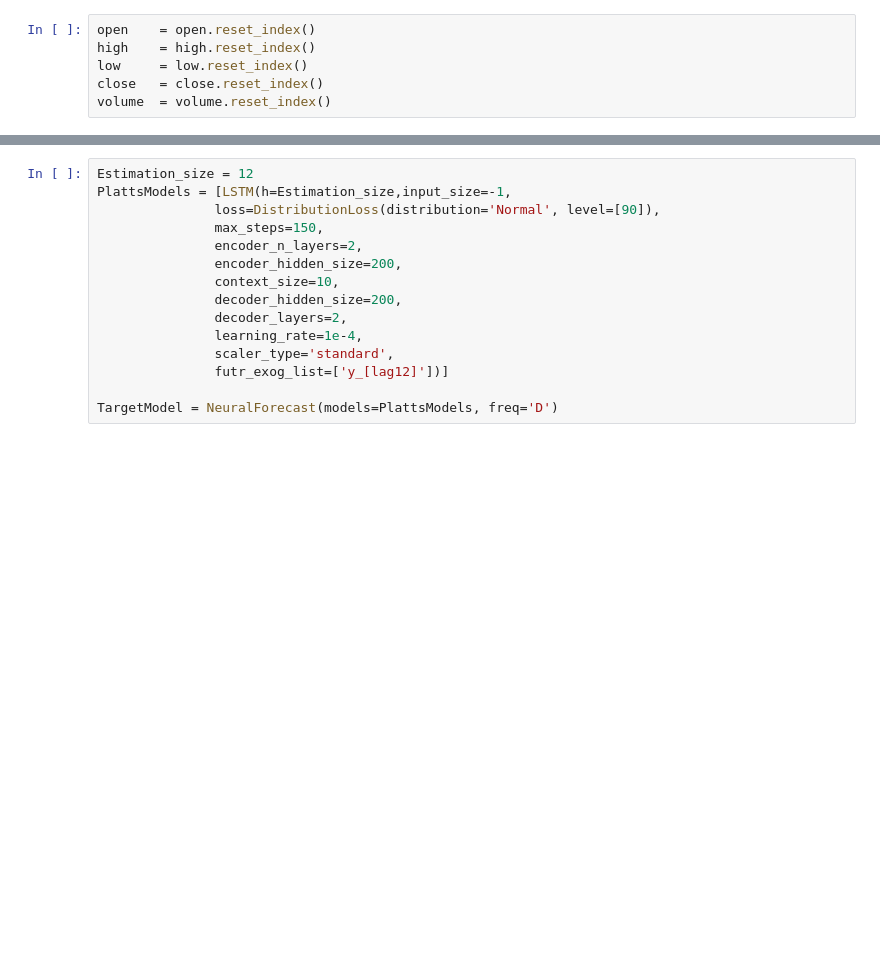
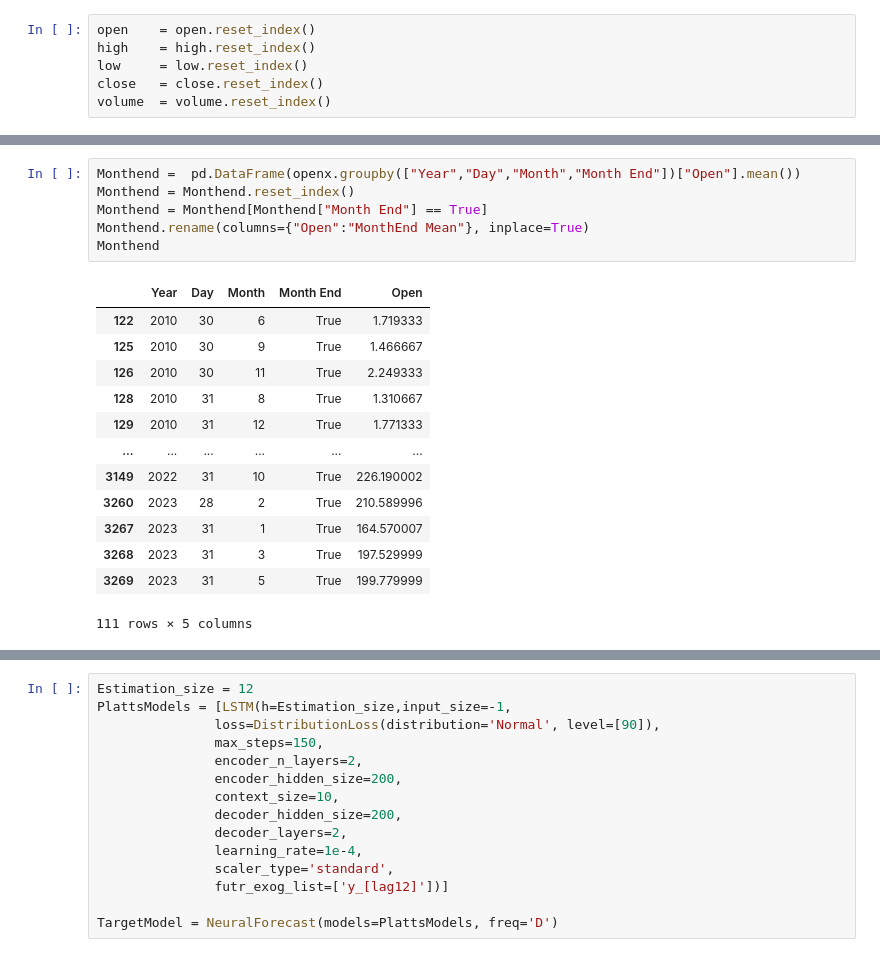
Before and after one commit to Batuhan-Yildirim/Finance_Project, a Jupyter notebook: ML _Application/LSTM_Neural.ipynb, the cells around one changed output, grey strips where cells are left out. Drawn from its saved outputs; the diff is of its cells as text; blank space fills up the shorter version.

```diff
--- a/ML _Application/ML _Applications.ipynb
+++ b/ML _Application/LSTM_Neural.ipynb
@@ -129,0 +198,20 @@ Month
+# %%
+Monthend =  pd.DataFrame(openx.groupby(["Year","Day","Month","Month End"])["Open"].mean())
+Monthend = Monthend.reset_index()
+Monthend = Monthend[Monthend["Month End"] == True]
+Monthend.rename(columns={"Open":"MonthEnd Mean"}, inplace=True)
+Monthend
+# %% [output]
+|  | Year | Day | Month | Month End | Open |
+| 122 | 2010 | 30 | 6 | True | 1.719333 |
+| 125 | 2010 | 30 | 9 | True | 1.466667 |
+| 126 | 2010 | 30 | 11 | True | 2.249333 |
+| 128 | 2010 | 31 | 8 | True | 1.310667 |
+| 129 | 2010 | 31 | 12 | True | 1.771333 |
+| ... | ... | ... | ... | ... | ... |
+| 3149 | 2022 | 31 | 10 | True | 226.190002 |
+| 3260 | 2023 | 28 | 2 | True | 210.589996 |
+| 3267 | 2023 | 31 | 1 | True | 164.570007 |
+| 3268 | 2023 | 31 | 3 | True | 197.529999 |
+| 3269 | 2023 | 31 | 5 | True | 199.779999 |
+111 rows × 5 columns
```
Also changed, not shown: parts of 17 cells of this notebook.
